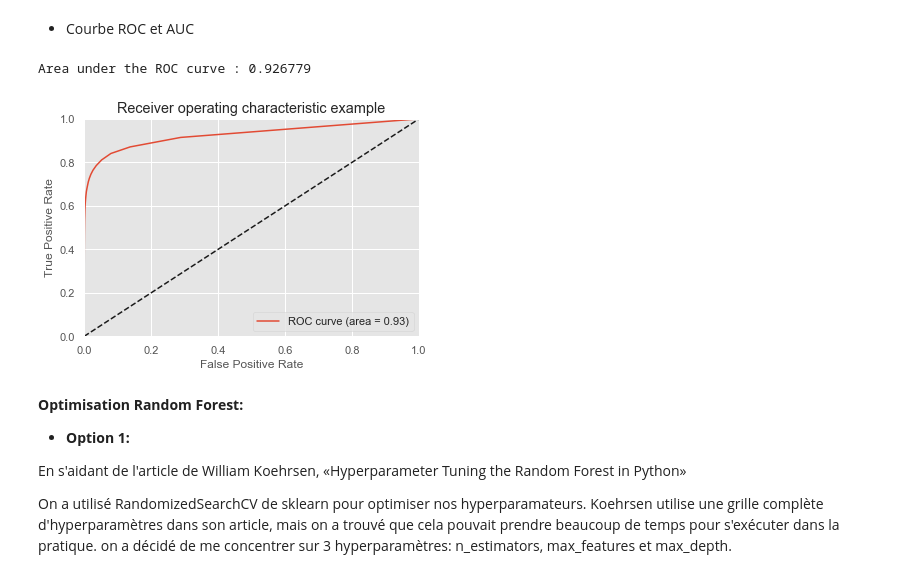
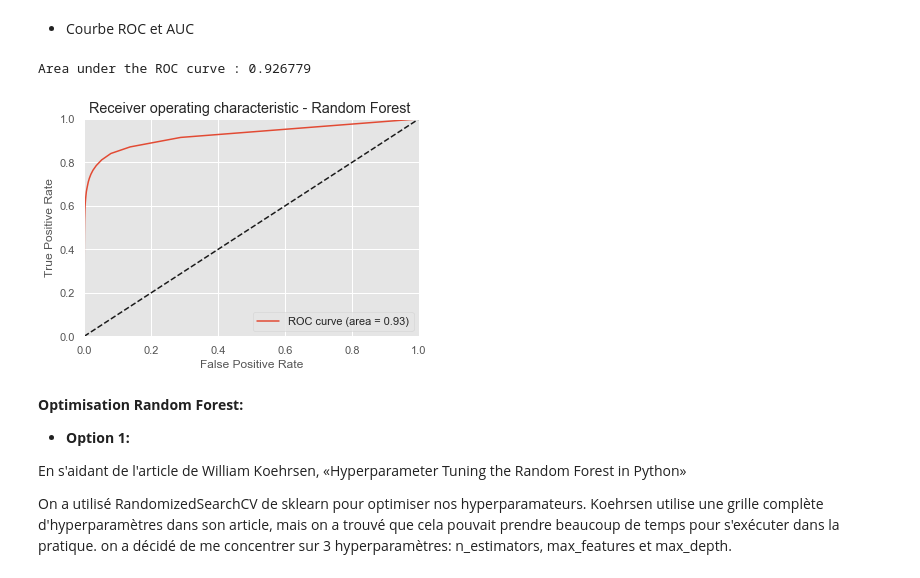
Before and after one commit to DataCampM2DSSAF/suivi-du-data-camp-ghoul_boubekeur_davidas, a Jupyter notebook: notebook_final.ipynb, the cells around one changed output. Saved outputs shown, nothing was run; the diff lists cells and outputs as text; code cells hidden in the pictures.

```diff
--- a/notebook_final.ipynb
+++ b/notebook_final.ipynb
@@ -1002,24 +1016,24 @@ Cela montre les classifications prévues par le modèle sur les données de test
 # %%
 from sklearn.metrics import roc_curve, auc
 
 probas = rf.predict_proba(X_test)
 # probas est une matrice de deux colonnes avec la proabilités d'appartenance à chaque classe
 
 fpr, tpr, thresholds = roc_curve(y_test, probas[:, 1])
 roc_auc = auc(fpr, tpr)
 print("Area under the ROC curve : %f" % roc_auc)
 
 plt.plot(fpr, tpr, label='ROC curve (area = %0.2f)' % roc_auc)
 plt.plot([0, 1], [0, 1], 'k--')
 plt.xlim([0.0, 1.0])
 plt.ylim([0.0, 1.0])
 plt.xlabel('False Positive Rate')
 plt.ylabel('True Positive Rate')
-plt.title('Receiver operating characteristic example')
+plt.title('Receiver operating characteristic - Random Forest ')
 plt.legend(loc="lower right");
 # %% [output]
 Area under the ROC curve : 0.926779
-[figure, old version]
+[figure, new version]
 # %% [markdown]
 **Optimisation Random Forest:**
 
```
Also changed, not shown: parts of 6 cells of this notebook.
